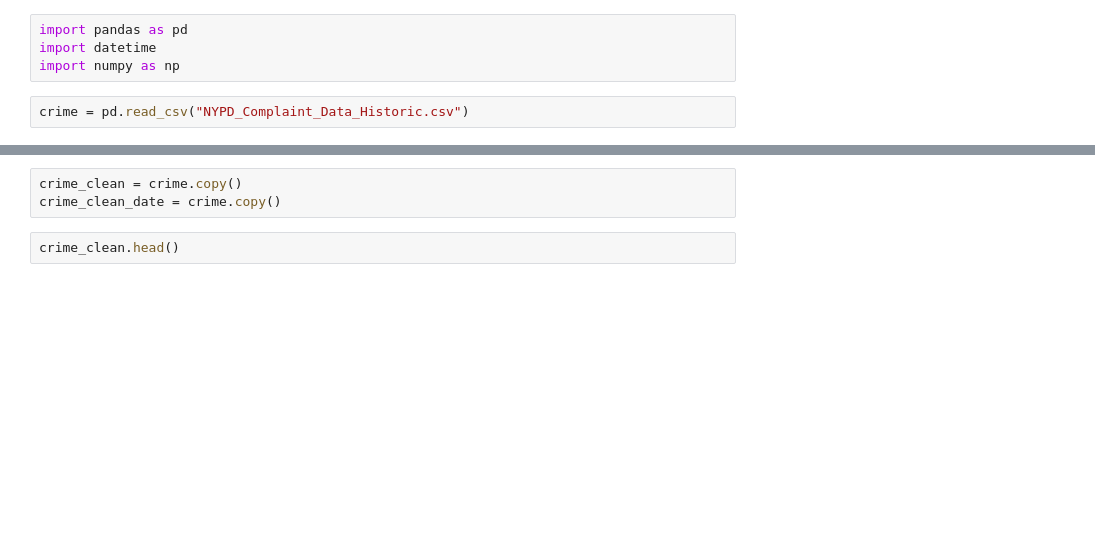
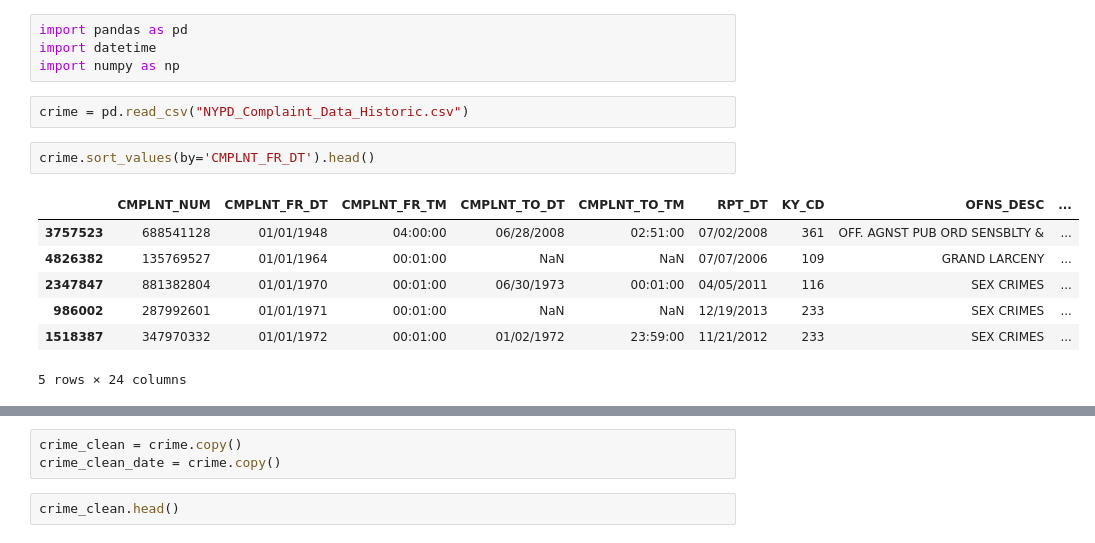
Before and after one commit to hw2312/fourcharsunder, a Jupyter notebook: crime/crime.ipynb, the cells around one changed output, grey strips where cells are left out. Drawn from its saved outputs; the diff is of its cells as text; blank space fills up the shorter version.

Commit message:
update crime and weather pre-processing files

```diff
--- a/crime/crime.ipynb
+++ b/crime/crime.ipynb
@@ -6,3 +6,13 @@ import datetime
 import numpy as np
 # %%
 crime = pd.read_csv("NYPD_Complaint_Data_Historic.csv")
+# %%
+crime.sort_values(by='CMPLNT_FR_DT').head()
+# %% [output]
+|  | CMPLNT_NUM | CMPLNT_FR_DT | CMPLNT_FR_TM | CMPLNT_TO_DT | CMPLNT_TO_TM | RPT_DT | KY_CD | OFNS_DESC | ... |
+| 3757523 | 688541128 | 01/01/1948 | 04:00:00 | 06/28/2008 | 02:51:00 | 07/02/2008 | 361 | OFF. AGNST PUB ORD SENSBLTY & | ... |
+| 4826382 | 135769527 | 01/01/1964 | 00:01:00 | NaN | NaN | 07/07/2006 | 109 | GRAND LARCENY | ... |
+| 2347847 | 881382804 | 01/01/1970 | 00:01:00 | 06/30/1973 | 00:01:00 | 04/05/2011 | 116 | SEX CRIMES | ... |
+| 986002 | 287992601 | 01/01/1971 | 00:01:00 | NaN | NaN | 12/19/2013 | 233 | SEX CRIMES | ... |
+| 1518387 | 347970332 | 01/01/1972 | 00:01:00 | 01/02/1972 | 23:59:00 | 11/21/2012 | 233 | SEX CRIMES | ... |
+5 rows × 24 columns
```
Also changed, not shown: parts of 14 cells of this notebook.
